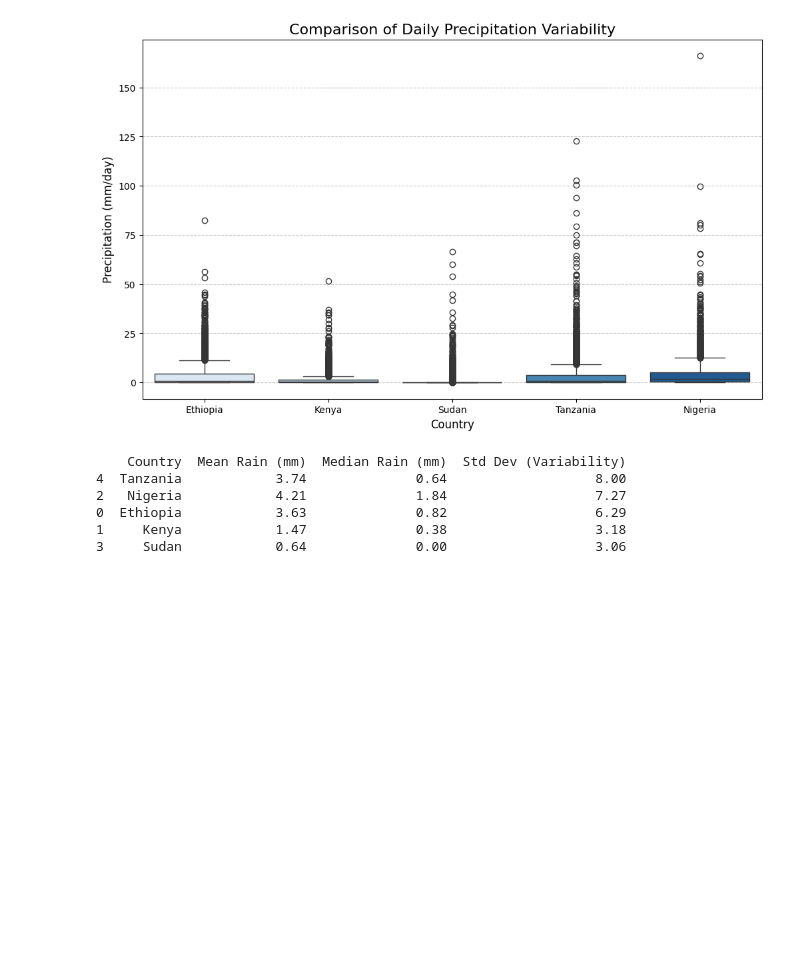
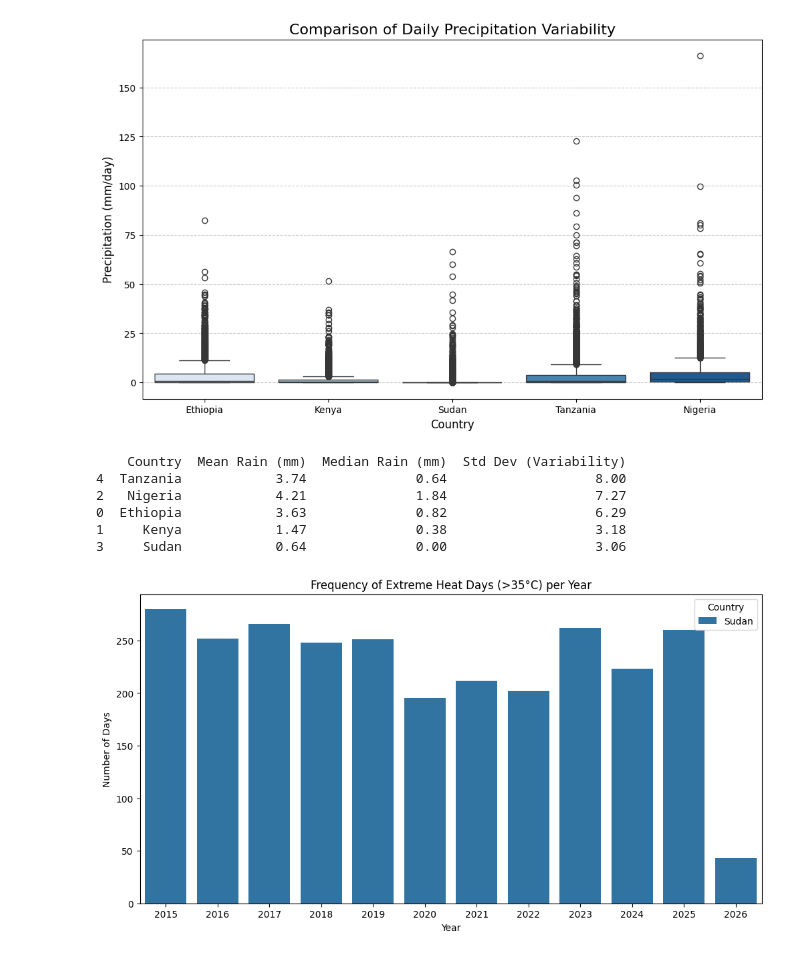
Before and after one commit to Sifen1995/climate-challenge-week0, a Jupyter notebook: notebooks/compare_countries.ipynb, the cells around one changed output. Drawn from its saved outputs; the diff is of its cells as text; code cells hidden in the pictures; blank space fills up the shorter version.

```diff
--- a/notebooks/compare_countries.ipynb
+++ b/notebooks/compare_countries.ipynb
@@ -105,3 +105,18 @@ print(precip_summary)
 0  Ethiopia            3.63              0.82                   6.29
 1     Kenya            1.47              0.38                   3.18
 3     Sudan            0.64              0.00                   3.06
+# %%
+# Create a Year column for grouping
+df_all['Year'] = df_all['Date'].dt.year
+
+# Filter for days > 35°C
+extreme_heat = df_all[df_all['T2M_MAX'] > 35].groupby(['Country', 'Year']).size().reset_index(name='Heat_Days')
+
+# Visualize
+plt.figure(figsize=(12, 6))
+sns.barplot(data=extreme_heat, x='Year', y='Heat_Days', hue='Country')
+plt.title('Frequency of Extreme Heat Days (>35°C) per Year')
+plt.ylabel('Number of Days')
+plt.show()
+# %% [output]
+[figure, added]
```
Also changed, not shown: parts of 3 cells of this notebook.
